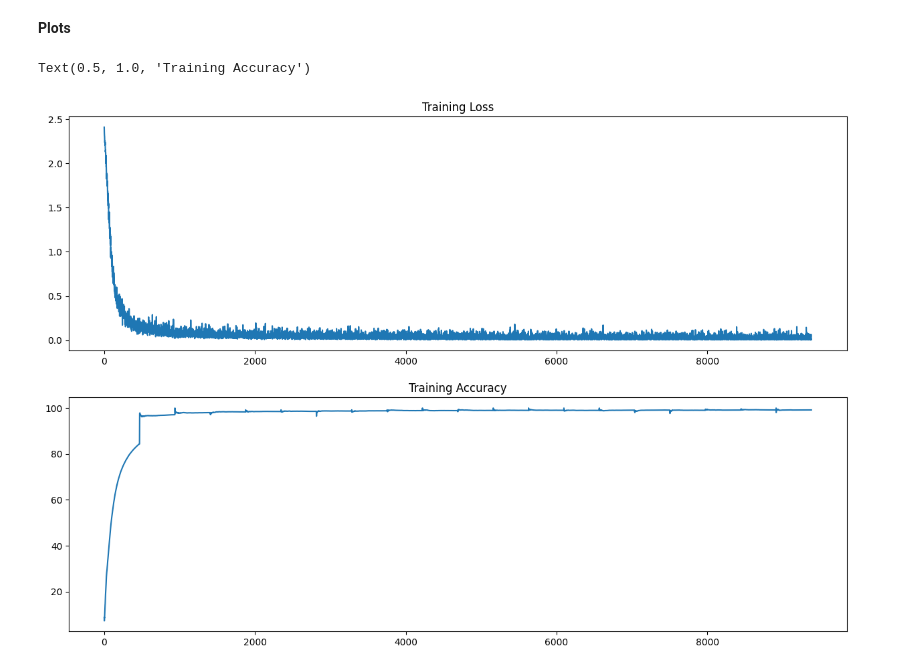
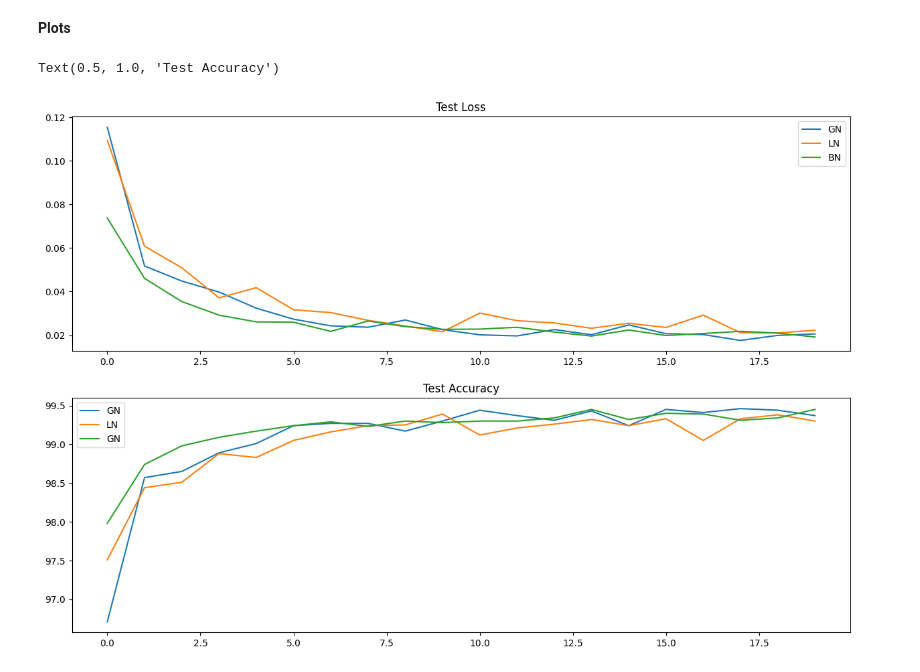
Before and after one commit to revupnr/EVA8, a Jupyter notebook: Assignment5/Assignment5_Notebook.ipynb, the cells around one changed output. Cells and saved outputs as stored; diff of their text form; code cells hidden in the pictures.

```diff
--- a/Assignment5/Assignment5_Notebook.ipynb
+++ b/Assignment5/Assignment5_Notebook.ipynb
@@ -199,15 +233,15 @@ def test(model, device, test_loader,test_losses=[],test_acc=[]):
 model =  Net(norm_type="nn.LayerNorm").to(device)
 optimizer = optim.SGD(model.parameters(), lr=0.01, momentum=0.9)
 
-train_losses_gn = []
-test_losses_gn = []
-train_acc_gn = []
-test_acc_gn = []
+train_losses_ln = []
+test_losses_ln = []
+train_acc_ln = []
+test_acc_ln = []
 
 EPOCHS = 20
 for epoch in range(EPOCHS):
     print("EPOCH:", epoch)
-    train_losses_bn,train_acc_bn = train(model, device, train_loader, optimizer, epoch,train_losses_gn,train_acc_gn)
-    test_losses_bn ,test_acc_bn = test(model, device, test_loader,test_losses_gn,test_acc_gn)
+    train_losses_ln,train_acc_ln = train(model, device, train_loader, optimizer, epoch,train_losses_ln,train_acc_ln)
+    test_losses_ln ,test_acc_ln = test(model, device, test_loader,test_losses_ln,test_acc_ln)
 # %% [output]
 EPOCH: 0
@@ -254,11 +288,11 @@ Train for one epoch
 Get the loss function and sum of model parameters
 To make addition term as 0.1*loss , find lambda_l1 = 0.1*loss/sum of parameters
 # %%
-# model =  Net(norm_type="nn.BatchNorm2d").to(device)
-# optimizer = optim.SGD(model.parameters(), lr=0.01, momentum=0.9)
+model =  Net(norm_type="nn.BatchNorm2d").to(device)
+optimizer = optim.SGD(model.parameters(), lr=0.01, momentum=0.9)
 
-# EPOCHS = 1
-# for epoch in range(EPOCHS):
-#     print("EPOCH:", epoch)
-#     train(model, device, train_loader, optimizer, epoch)
-#     test(model, device, test_loader)
+EPOCHS = 1
+for epoch in range(EPOCHS):
+    print("EPOCH:", epoch)
+    train(model, device, train_loader, optimizer, epoch)
+    test(model, device, test_loader)
@@ -293,17 +366,25 @@ To make addition term as 0.1*loss , find lambda_l1 = 0.1*loss/sum of parameters
 # %%
 %matplotlib inline
 import matplotlib.pyplot as plt
 
 fig, axs = plt.subplots(2,1,figsize=(15,10))
 
-train_losses_bn = torch.tensor(train_losses_bn, device = 'cpu')
+test_losses_gn = torch.tensor(test_losses_gn, device = 'cpu')
+test_losses_ln = torch.tensor(test_losses_ln, device = 'cpu')
+test_losses_bn = torch.tensor(test_losses_bn, device = 'cpu')
 
-axs[0].plot(train_losses_bn)
-axs[0].set_title("Training Loss")
+axs[0].plot(test_losses_gn,label ='GN')
+axs[0].plot(test_losses_ln,label ='LN')
+axs[0].plot(test_losses_bn,label ='BN')
+axs[0].legend()
+axs[0].set_title("Test Loss")
 
 
-axs[1].plot(train_acc_bn)
-axs[1].set_title("Training Accuracy")
+axs[1].plot(test_acc_gn,label ='GN')
+axs[1].plot(test_acc_ln,label ='LN')
+axs[1].plot(test_acc_bn,label ='GN')
+axs[1].legend()
+axs[1].set_title("Test Accuracy")
 # %% [output]
-Text(0.5, 1.0, 'Training Accuracy')
+Text(0.5, 1.0, 'Test Accuracy')
-[figure, old version]
+[figure, new version]
```
Also changed, not shown: parts of 7 cells of this notebook, 1 other file.
